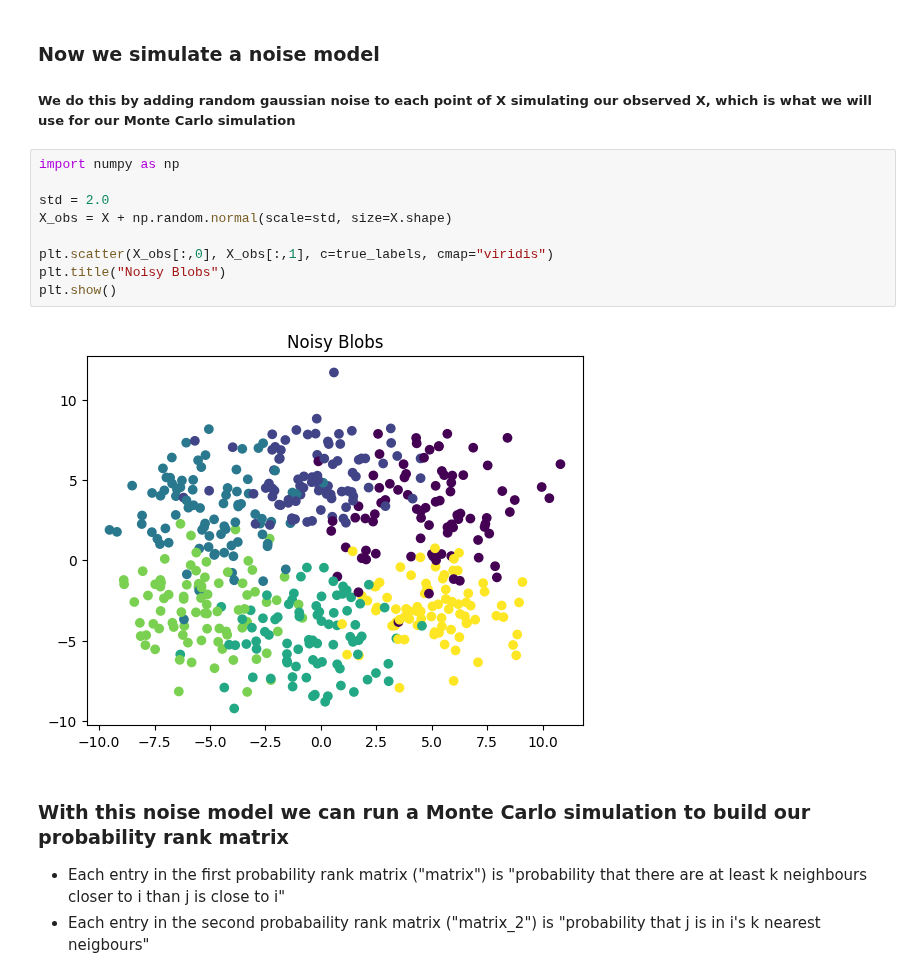
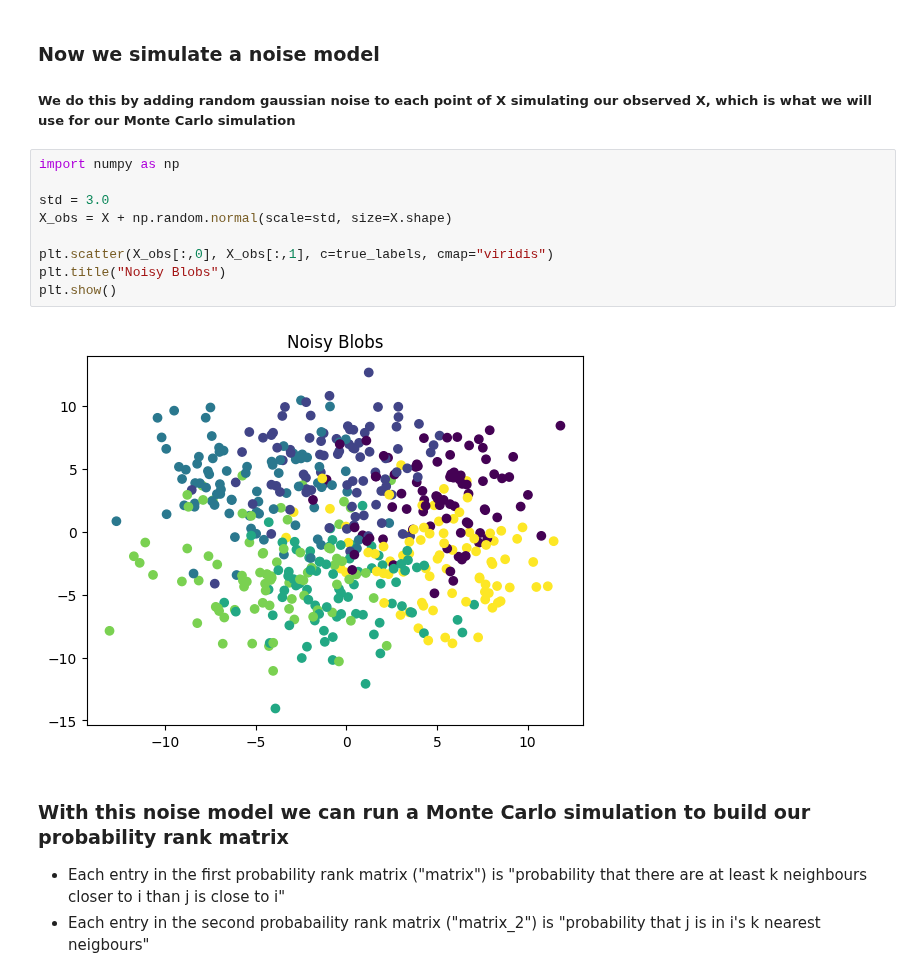
Before and after one commit to RobinB1lo/New-HDBSCAN, a Jupyter notebook: trials/probability_rank.ipynb, the cells around one changed output. Cells and saved outputs as stored; diff of their text form.

```diff
--- a/trials/probability_rank.ipynb
+++ b/trials/probability_rank.ipynb
@@ -23,14 +23,14 @@ plt.show ()
 # %%
 import numpy as np
 
-std = 2.0
+std = 3.0
 X_obs = X + np.random.normal(scale=std, size=X.shape)
 
 plt.scatter(X_obs[:,0], X_obs[:,1], c=true_labels, cmap="viridis")
 plt.title("Noisy Blobs")
 plt.show()
 # %% [output]
-[figure, old version]
+[figure, new version]
 # %% [markdown]
 ### With this noise model we can run a Monte Carlo simulation to build our probability rank matrix
 - Each entry in the first probability rank matrix ("matrix") is "probability that there are at least k neighbours closer to i than j is close to i"
```
Also changed, not shown: parts of 1 cell of this notebook, 2 other files.
